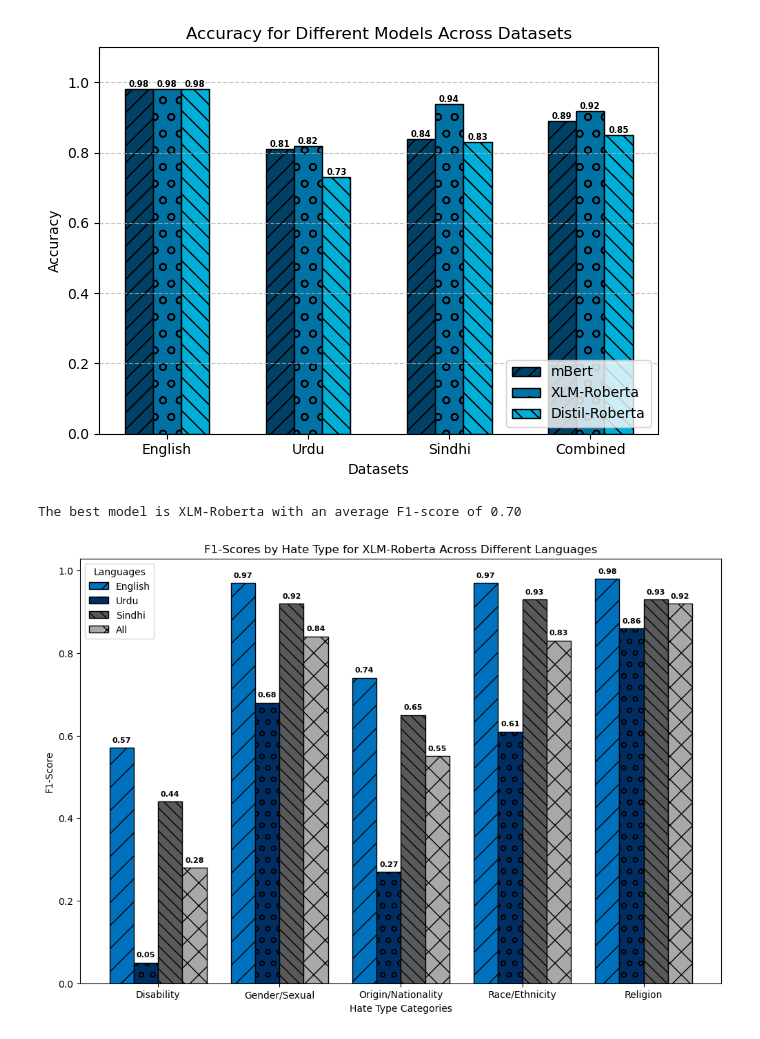
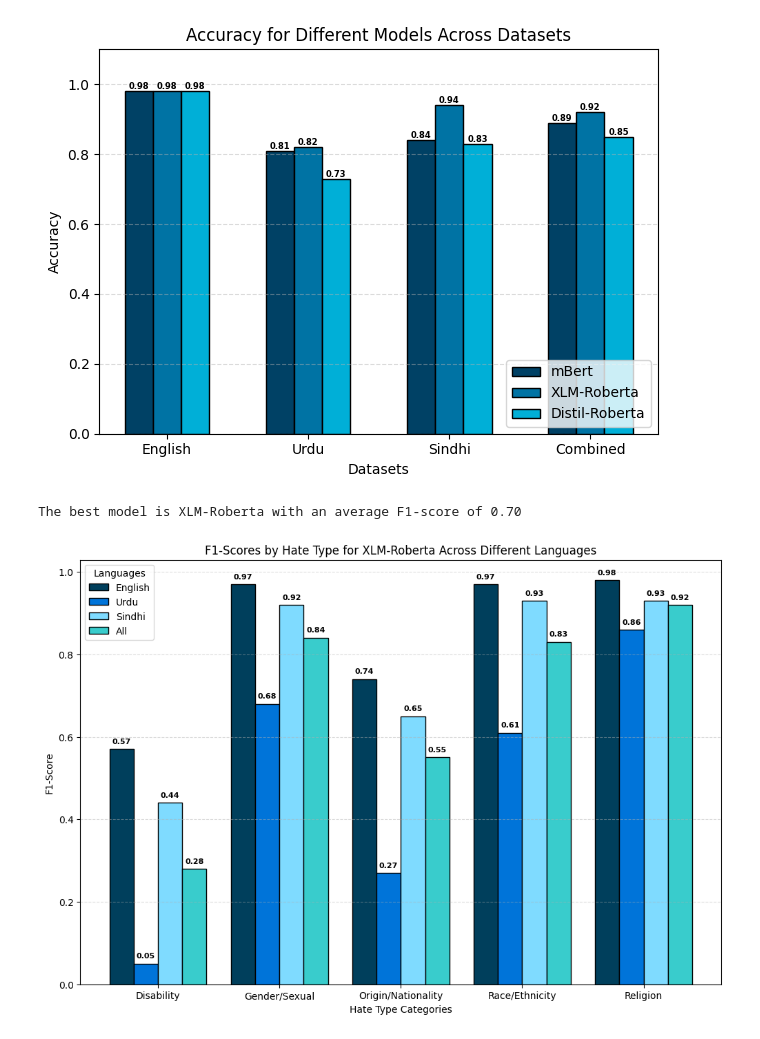
Before and after one commit to AbdulManaf12/Hate-Speech-Detection, a Jupyter notebook: Model training/graphs_plotting.ipynb, the cells around one changed output. Drawn from its saved outputs; the diff is of its cells as text; code cells hidden in the pictures.

```diff
--- a/Model training/graphs_plotting.ipynb
+++ b/Model training/graphs_plotting.ipynb
@@ -22,12 +22,11 @@ fig, ax = plt.subplots()
 
 # IEEE color theme: subdued colors
 colors = ['#004165', '#0073A4', '#00AFD7']  # Dark blue, medium blue, light blue
-patterns = ['//', 'o', '\\\\']  # Adding textures to bars for differentiation
 
 for i, model in enumerate(models):
     accuracies = [accuracy_values[dataset][i] for dataset in datasets]
     bars = ax.bar(index + i * bar_width, accuracies, bar_width, label=model,
-                  color=colors[i], hatch=patterns[i], edgecolor='black')
+                  color=colors[i], edgecolor='black')
     # Adding the text on top of the bars with a smaller font size
     for bar in bars:
         yval = bar.get_height()
@@ -44,11 +43,11 @@ ax.set_xticklabels(datasets)
 ax.legend(loc='lower right')
 
 plt.ylim(0, 1.1)
-plt.grid(axis='y', linestyle='--', alpha=0.7)
+plt.grid(axis='y', linestyle='--', alpha=0.45)
 plt.tight_layout()
 plt.show()
 # %% [output]
-[figure, old version]
+[figure, new version]
 # %%
 # F1-Scores data from the table
 f1_scores = {
@@ -100,35 +99,35 @@ best_model_scores = {
 
 categories = ['Disability', 'Gender/Sexual', 'Origin/Nationality', 'Race/Ethnicity', 'Religion']
 languages = ['English', 'Urdu', 'Sindhi', 'All']
 
 # Set up the plotting data
 num_categories = len(categories)
 x = np.arange(num_categories)  # label locations
 width = 0.2  # width of the bars
 
 fig, ax = plt.subplots(figsize=(12, 8))
 
-# IEEE Color scheme: More subdued, professional colors
-colors = ['#0071BC', '#002D62', '#58595B', '#A7A8AA']  # A palette of blue and grey shades
-patterns = ['/', 'o', '\\\\', 'x']  # Different textures for each language
+# Shades of blue for each language
+colors = ['#003f5c', '#0074D9', '#7FDBFF', '#39CCCC']  # A palette of progressively lighter blues
 
 # Adding bars for each language and adding text on top
 for i, lang in enumerate(languages):
     scores = best_model_scores[lang]
-    bars = ax.bar(x + i*width, scores, width, label=lang, color=colors[i], hatch=patterns[i], edgecolor='black')
+    bars = ax.bar(x + i*width, scores, width, label=lang, color=colors[i], edgecolor='black')
     # Adding text on top of each bar
     for bar in bars:
         yval = bar.get_height()
         ax.text(bar.get_x() + bar.get_width()/2, yval + 0.01, f'{yval:.2f}', ha='center', va='bottom', fontweight='bold', color='black', fontsize=8)
 
 # Add some text for labels, title and custom x-axis tick labels
 ax.set_xlabel('Hate Type Categories')
 ax.set_ylabel('F1-Score')
 ax.set_title('F1-Scores by Hate Type for XLM-Roberta Across Different Languages')
 ax.set_xticks(x + width*(len(languages)-1)/2)
 ax.set_xticklabels(categories)
 ax.legend(title="Languages")
 
+plt.grid(axis='y', linestyle='--', alpha=0.45)
 plt.show()
 # %% [output]
-[figure, old version]
+[figure, new version]
```
Also changed, not shown: 4 other files.
